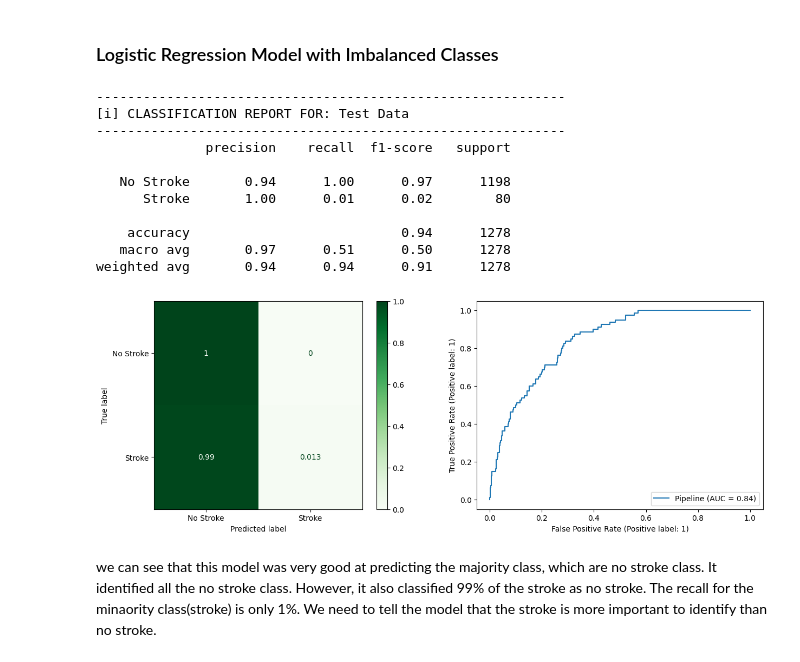
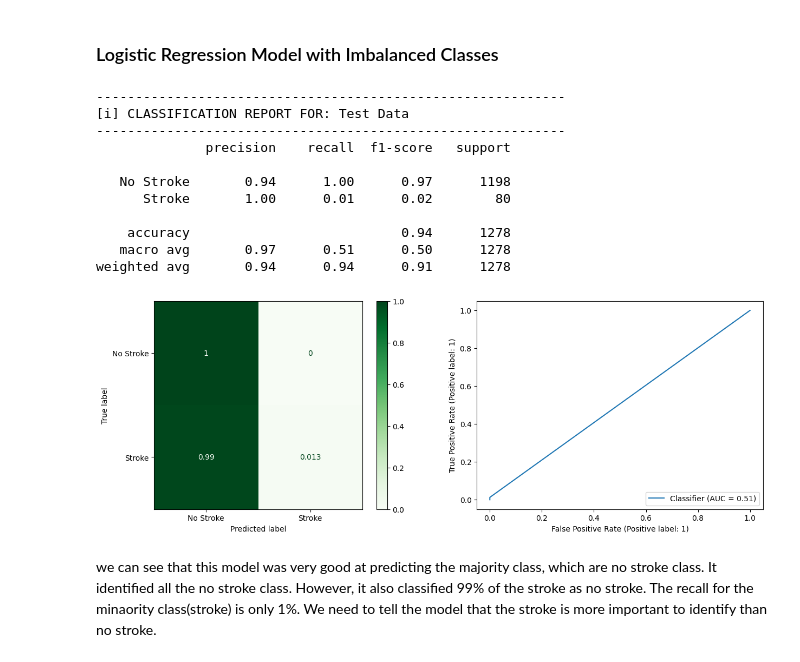
Before and after one commit to QianFu520/Machine-Learning-Stroke-Prediction, a Jupyter notebook: Part 4-Machine Learning.ipynb, the cells around one changed output. Saved outputs shown, nothing was run; the diff lists cells and outputs as text; code cells hidden in the pictures.

```diff
--- a/Part 4-Machine Learning.ipynb
+++ b/Part 4-Machine Learning.ipynb
@@ -239,3 +214,33 @@ def best_decision_threshold(model, X_test):
+# %%
+def evaluate_classiffication(model, X_test, y_test, threshold, label='Test Data',
+                             figsize=(15,5), normalize='true', classes=labels,
+                             cmap='Greens'):
+
+    def convert_probs_to_preds(probabilities, threshold, pos_class=1):
+
+        predictions = [1 if prob[pos_class] > threshold else 0 for prob in probabilities]
+        return predictions
+
+    fig, axes = plt.subplots(1,2, figsize=figsize)
+
+    test_probs = model.predict_proba(X_test)
+    test_preds = convert_probs_to_preds(test_probs, threshold)
+
+
+
+    print('---'*20)
+    print(f"[i] CLASSIFICATION REPORT FOR: {label}")
+    print('---'*20)
+
+    print(classification_report(y_test, test_preds, target_names=classes))
+
+    ConfusionMatrixDisplay.from_predictions(y_test,test_preds,
+                normalize=normalize, cmap=cmap, display_labels=classes,
+                ax=axes[0])
+
+    RocCurveDisplay.from_predictions(y_test, test_preds,
+                                   ax=axes[1])
+    plt.show()
 # %% [markdown]
 ## Model 1: Logistic Regression Model
 # %% [markdown]
@@ -243,22 +248,22 @@ def best_decision_threshold(model, X_test):
 # %%
 logreg = LogisticRegression(max_iter=1000, random_state=42)
 logreg_pipe = make_pipeline(preprocessor, logreg)
 logreg_pipe.fit(X_train, y_train)
 
-evaluate_classiffication(logreg_pipe, X_test, y_test)
+evaluate_classiffication(logreg_pipe, X_test, y_test, 0.5)
 # %% [output]
 ------------------------------------------------------------
 [i] CLASSIFICATION REPORT FOR: Test Data
 ------------------------------------------------------------
               precision    recall  f1-score   support
 
    No Stroke       0.94      1.00      0.97      1198
       Stroke       1.00      0.01      0.02        80
 
     accuracy                           0.94      1278
    macro avg       0.97      0.51      0.50      1278
 weighted avg       0.94      0.94      0.91      1278
-[figure, old version]
+[figure, new version]
 # %% [markdown]
 we can see that this model was very good at predicting the majority class, which are no stroke class. It identified all the no stroke class. However, it also classified 99% of the stroke as no stroke. The recall for the minaority class(stroke) is only 1%.
 We need to tell the model that the stroke is more important to identify than no stroke.
```
Also changed, not shown: parts of 39 cells of this notebook.
